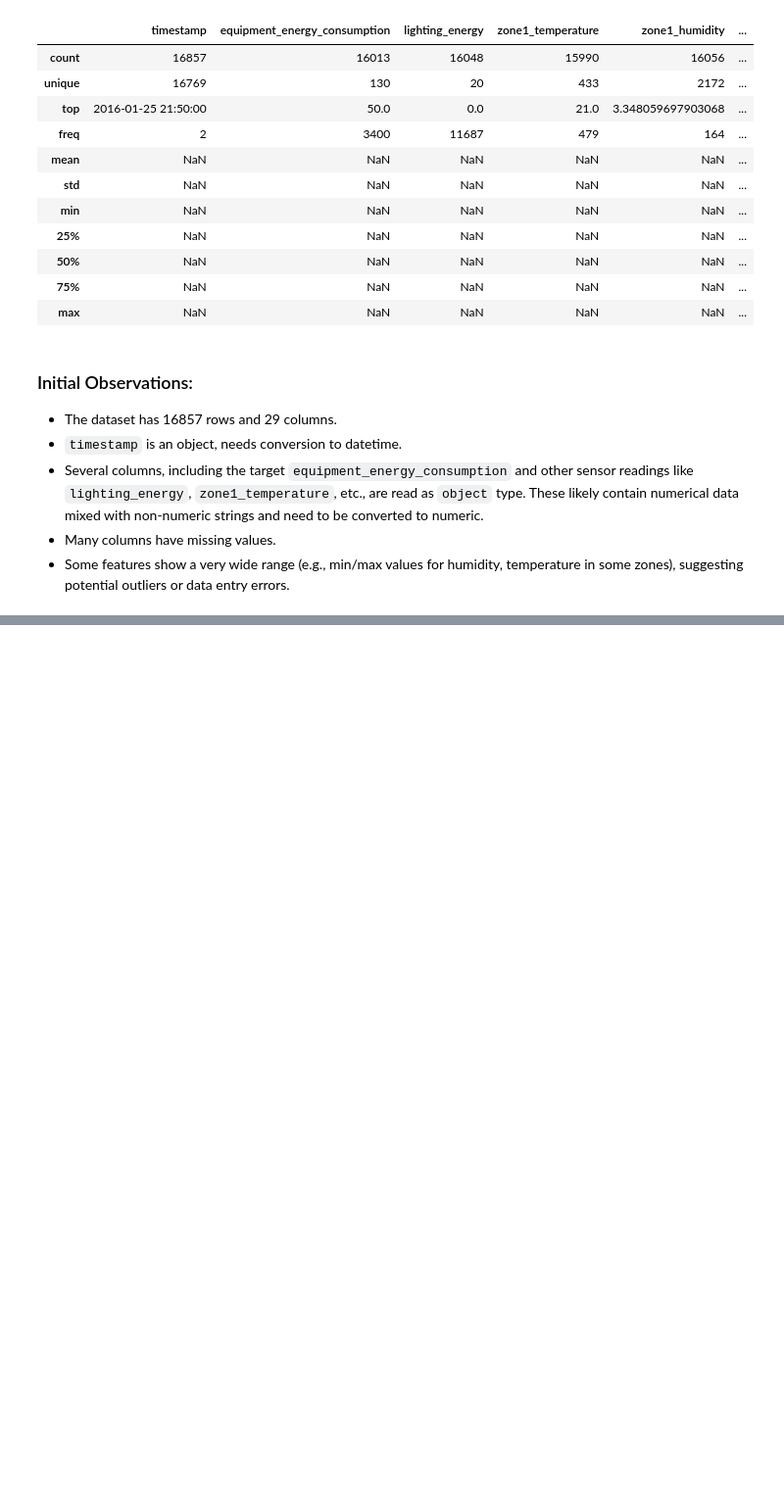
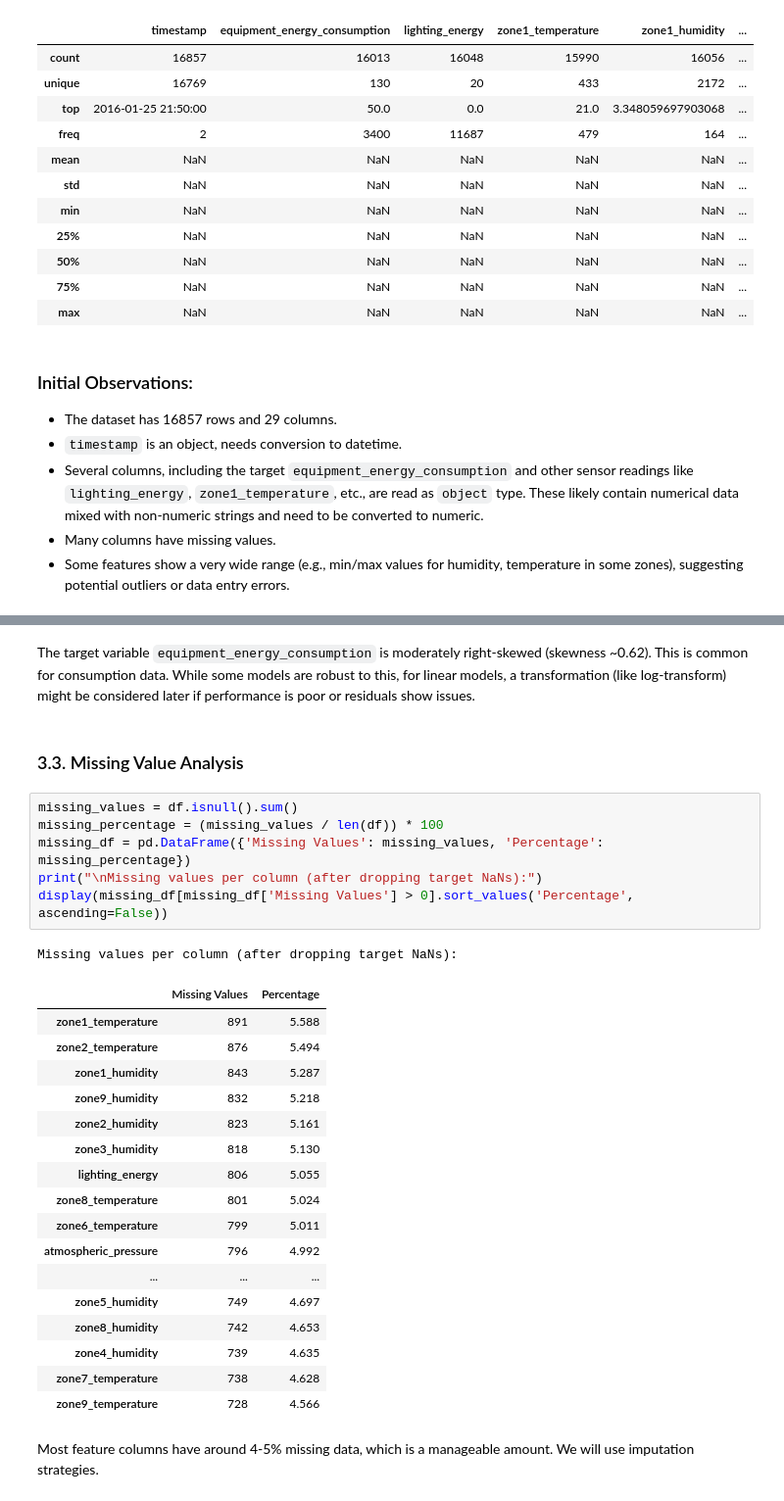
Before and after one commit to vaibhav7k/DS-Intern-Assignment-Vaibhav_Waghmare, a Jupyter notebook: SmartFactoryEnergyPrediction.ipynb, the cells around one changed output, grey strips where cells are left out. Shown at 98% size. Drawn from its saved outputs; the diff is of its cells as text; blank space fills up the shorter version.

```diff
--- a/SmartFactoryEnergyPrediction.ipynb
+++ b/SmartFactoryEnergyPrediction.ipynb
@@ -105,0 +168,31 @@ Summary Statistics:
+# %% [markdown]
+The target variable `equipment_energy_consumption` is moderately right-skewed (skewness ~0.62). This is common for consumption data. While some models are robust to this, for linear models, a transformation (like log-transform) might be considered later if performance is poor or residuals show issues.
+# %% [markdown]
+### 3.3. Missing Value Analysis
+# %%
+missing_values = df.isnull().sum()
+missing_percentage = (missing_values / len(df)) * 100
+missing_df = pd.DataFrame({'Missing Values': missing_values, 'Percentage': missing_percentage})
+print("\nMissing values per column (after dropping target NaNs):")
+display(missing_df[missing_df['Missing Values'] > 0].sort_values('Percentage', ascending=False))
+# %% [output]
+Missing values per column (after dropping target NaNs):
+|  | Missing Values | Percentage |
+| zone1_temperature | 891 | 5.588 |
+| zone2_temperature | 876 | 5.494 |
+| zone1_humidity | 843 | 5.287 |
+| zone9_humidity | 832 | 5.218 |
+| zone2_humidity | 823 | 5.161 |
+| zone3_humidity | 818 | 5.130 |
+| lighting_energy | 806 | 5.055 |
+| zone8_temperature | 801 | 5.024 |
+| zone6_temperature | 799 | 5.011 |
+| atmospheric_pressure | 796 | 4.992 |
+| ... | ... | ... |
+| zone5_humidity | 749 | 4.697 |
+| zone8_humidity | 742 | 4.653 |
+| zone4_humidity | 739 | 4.635 |
+| zone7_temperature | 738 | 4.628 |
+| zone9_temperature | 728 | 4.566 |
+# %% [markdown]
+Most feature columns have around 4-5% missing data, which is a manageable amount. We will use imputation strategies.
```
Also changed, not shown: parts of 5 cells of this notebook.
